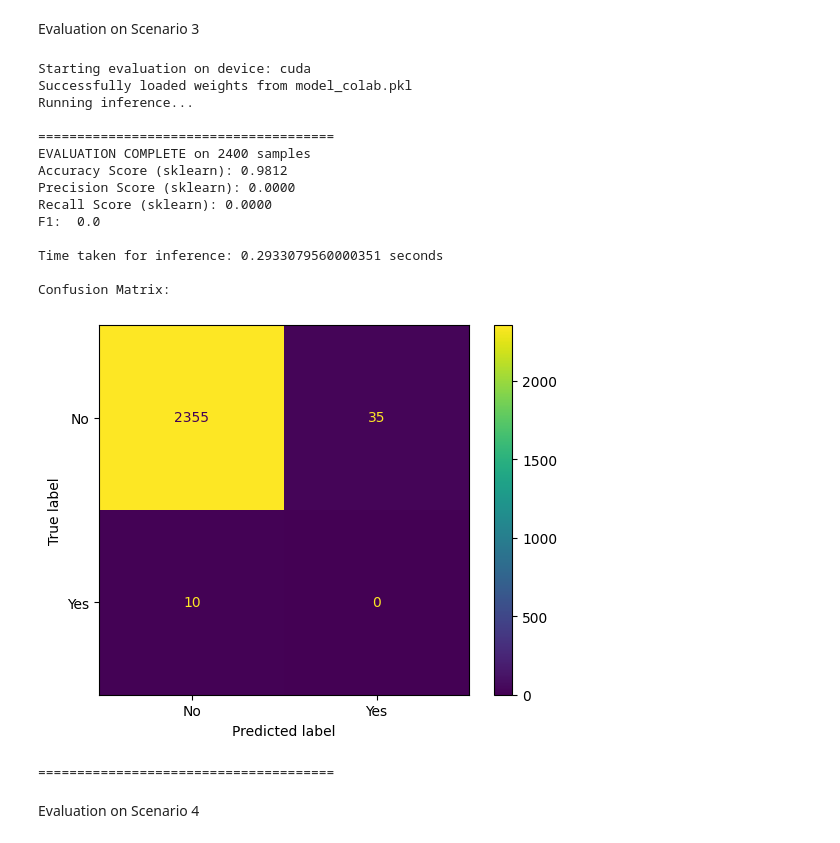
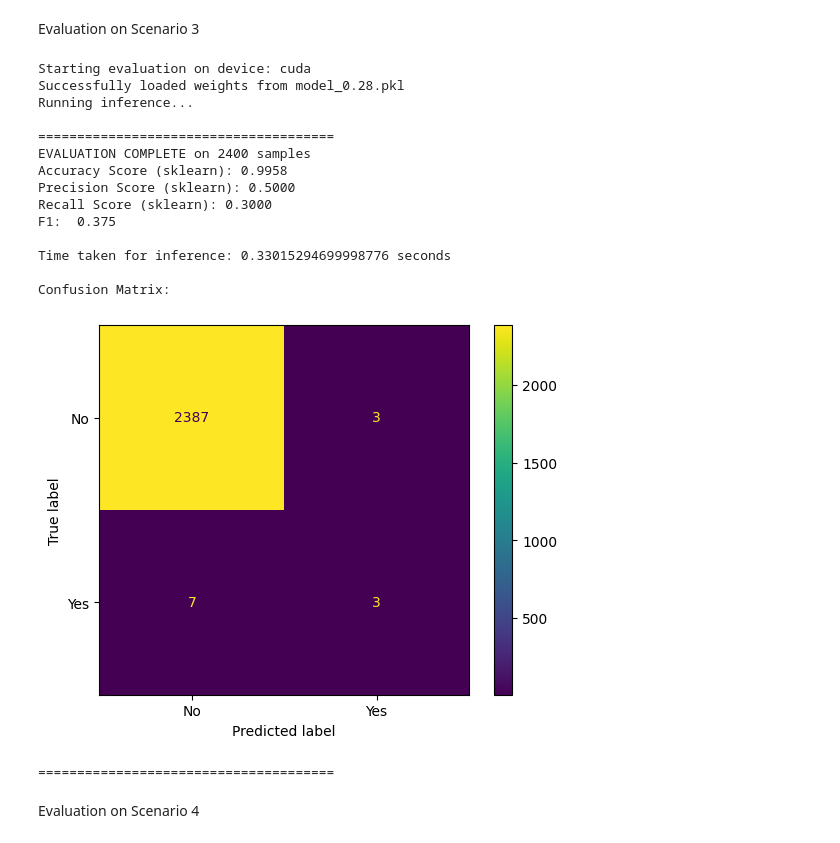
Before and after one commit to alabhya-ai/DANTE.v2_source, a Jupyter notebook: evaluate.ipynb, the cells around one changed output. Saved outputs shown, nothing was run; the diff lists cells and outputs as text; code cells hidden in the pictures.

```diff
--- a/evaluate.ipynb
+++ b/evaluate.ipynb
@@ -36,7 +36,7 @@ Evaluation Method
 BATCH_SIZE = 128
 DEVICE = 'cuda' if torch.cuda.is_available() else 'cpu'
 
-def evaluate_model(X_SUBSET_PATH, Y_SUBSET_PATH, MODEL_WEIGHTS_PATH, LSTM_CHECKPOINT_PATH='./kk'):
+def evaluate_model(X_SUBSET_PATH, Y_SUBSET_PATH, MODEL_WEIGHTS_PATH, LSTM_CHECKPOINT_PATH='kk'):
     # ------------------------------------
     # 1. Initialization and Data Loading
     # ------------------------------------
@@ -203,23 +203,23 @@ Confusion Matrix:
 # %% [markdown]
 Evaluation on Scenario 3
 # %%
-evaluate_model(X_SUBSET_PATH = 'X_S3.pkl', Y_SUBSET_PATH = 'y_S3.pkl', MODEL_WEIGHTS_PATH = 'model_colab.pkl', LSTM_CHECKPOINT_PATH='kk_colab')
+evaluate_model(X_SUBSET_PATH = 'X_S3.pkl', Y_SUBSET_PATH = 'y_S3.pkl', MODEL_WEIGHTS_PATH = 'model_0.28.pkl')
 # %% [output]
 Starting evaluation on device: cuda
-Successfully loaded weights from model_colab.pkl
+Successfully loaded weights from model_0.28.pkl
 Running inference...
 
 ======================================
 EVALUATION COMPLETE on 2400 samples
-Accuracy Score (sklearn): 0.9812
-Precision Score (sklearn): 0.0000
-Recall Score (sklearn): 0.0000
-F1:  0.0
+Accuracy Score (sklearn): 0.9958
+Precision Score (sklearn): 0.5000
+Recall Score (sklearn): 0.3000
+F1:  0.375
 
-Time taken for inference: 0.2933079560000351 seconds
+Time taken for inference: 0.33015294699998776 seconds
 
 Confusion Matrix:
-[figure, old version]
+[figure, new version]
 ======================================
 # %% [markdown]
 Evaluation on Scenario 4
```
Also changed, not shown: parts of 4 cells of this notebook.
